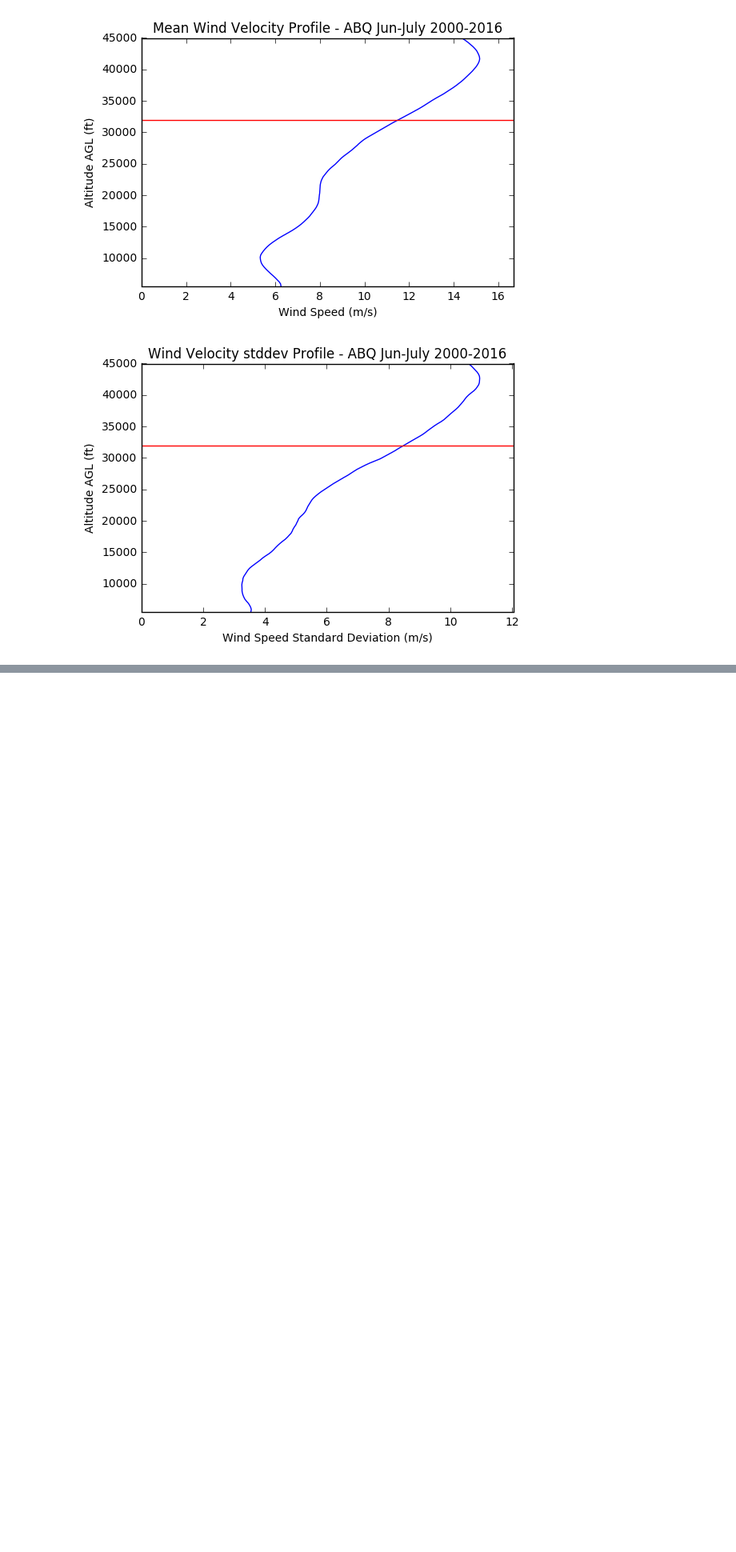
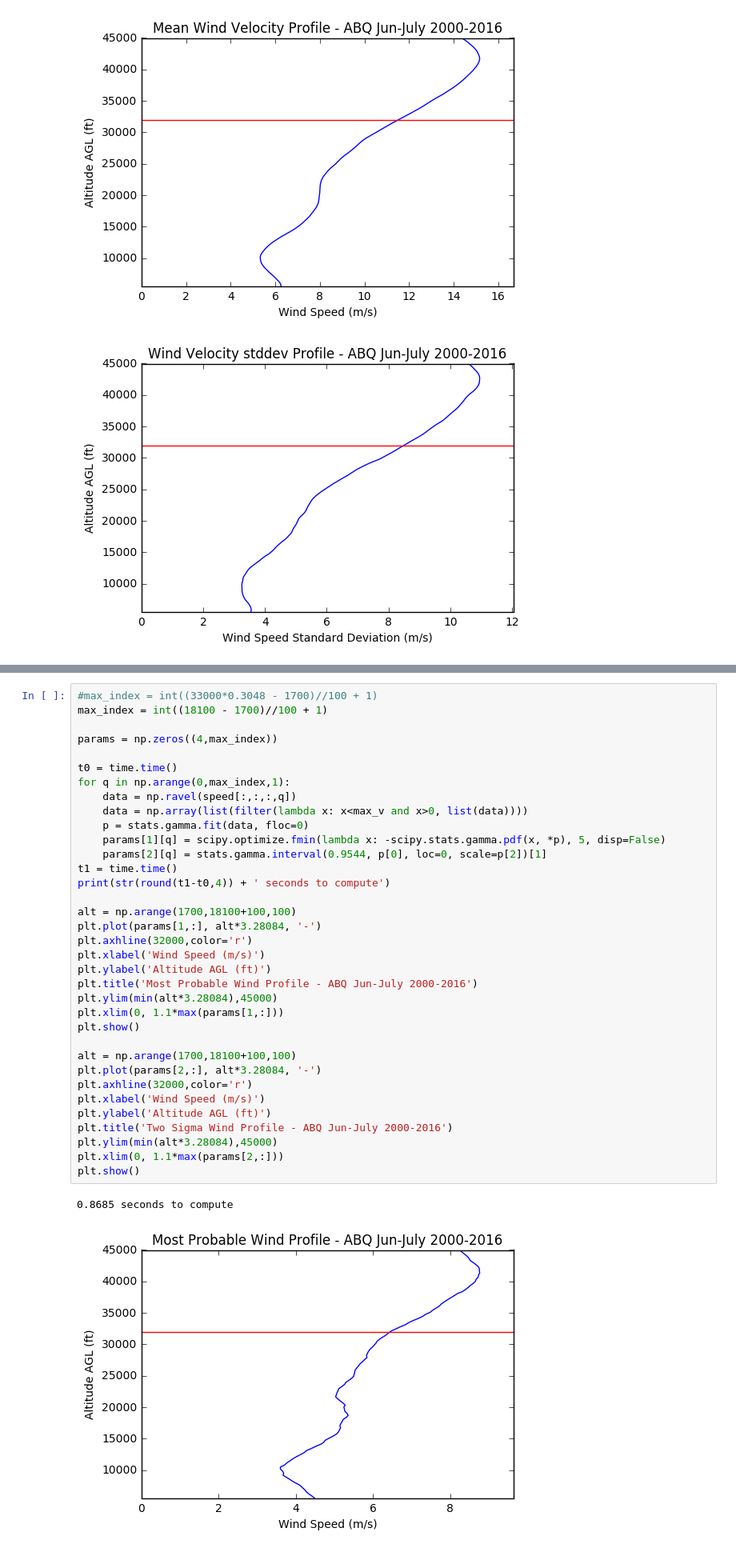
Before and after one commit to stanford-ssi/rockets-irec, a Jupyter notebook: Airframe_Design/windanalysis.ipynb, the cells around one changed output, grey strips where cells are left out. Shown at 80% size. Saved outputs shown, nothing was run; the diff lists cells and outputs as text; blank space fills up the shorter version.

```diff
--- a/Airframe_Design/windanalysis.ipynb
+++ b/Airframe_Design/windanalysis.ipynb
@@ -321,0 +272,38 @@ Two sigma wind speed interval is (1.2709795221907751, 27.126898874126738) m/s
+# %%
+#max_index = int((33000*0.3048 - 1700)//100 + 1)
+max_index = int((18100 - 1700)//100 + 1)
+
+params = np.zeros((4,max_index))
+
+t0 = time.time()
+for q in np.arange(0,max_index,1):
+    data = np.ravel(speed[:,:,:,q])
+    data = np.array(list(filter(lambda x: x<max_v and x>0, list(data))))
+    p = stats.gamma.fit(data, floc=0)
+    params[1][q] = scipy.optimize.fmin(lambda x: -scipy.stats.gamma.pdf(x, *p), 5, disp=False)
+    params[2][q] = stats.gamma.interval(0.9544, p[0], loc=0, scale=p[2])[1]
+t1 = time.time()
+print(str(round(t1-t0,4)) + ' seconds to compute')
+
+alt = np.arange(1700,18100+100,100)
+plt.plot(params[1,:], alt*3.28084, '-')
+plt.axhline(32000,color='r')
+plt.xlabel('Wind Speed (m/s)')
+plt.ylabel('Altitude AGL (ft)')
+plt.title('Most Probable Wind Profile - ABQ Jun-July 2000-2016')
+plt.ylim(min(alt*3.28084),45000)
+plt.xlim(0, 1.1*max(params[1,:]))
+plt.show()
+
+alt = np.arange(1700,18100+100,100)
+plt.plot(params[2,:], alt*3.28084, '-')
+plt.axhline(32000,color='r')
+plt.xlabel('Wind Speed (m/s)')
+plt.ylabel('Altitude AGL (ft)')
+plt.title('Two Sigma Wind Profile - ABQ Jun-July 2000-2016')
+plt.ylim(min(alt*3.28084),45000)
+plt.xlim(0, 1.1*max(params[2,:]))
+plt.show()
+# %% [output]
+0.8685 seconds to compute
+[figure, added]
```
Also changed, not shown: parts of 6 cells of this notebook.
